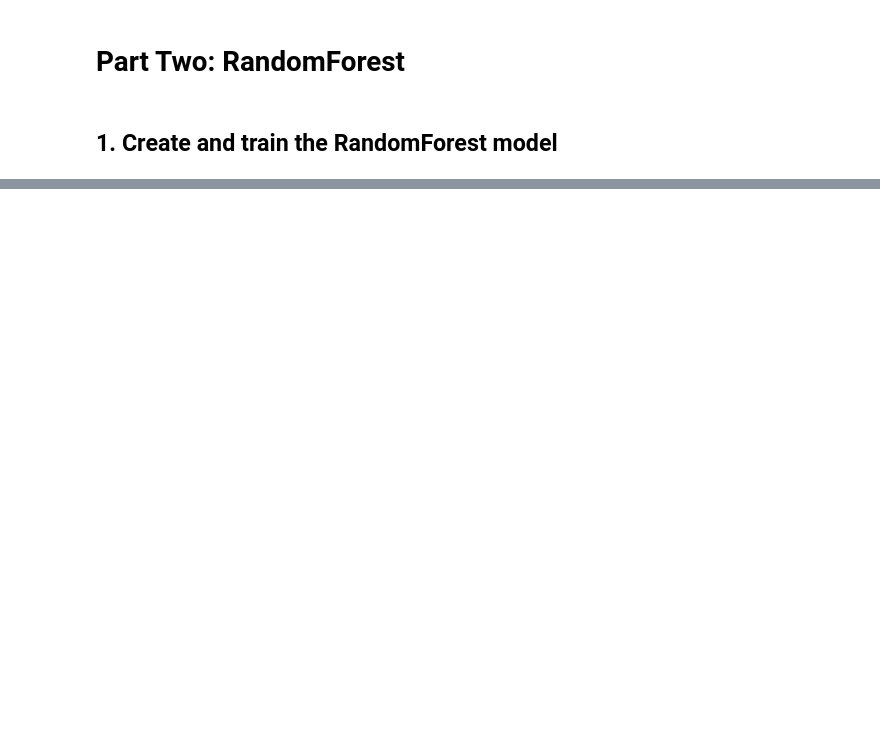
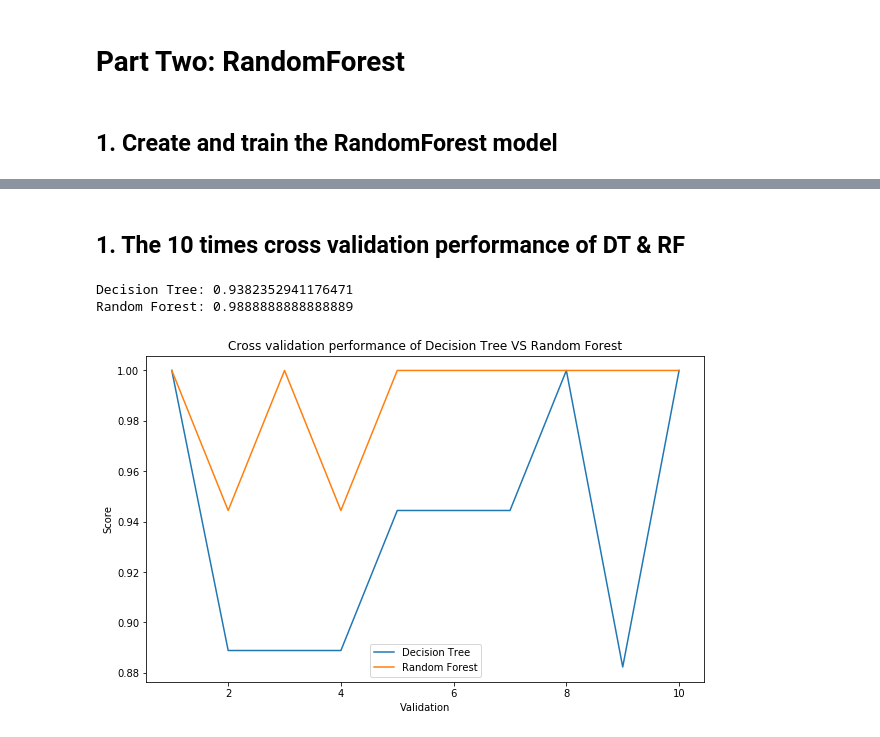
Before and after one commit to xslittlemaggie/Deep-Learning-Machine-Learning-Projects, a Jupyter notebook: Wine_DecisionTree_RandomForest.ipynb, the cells around one changed output, grey strips where cells are left out. Saved outputs shown, nothing was run; the diff lists cells and outputs as text; code cells hidden in the pictures; blank space fills up the shorter version.

```diff
--- a/Wine_DecisionTree_RandomForest.ipynb
+++ b/Wine_DecisionTree_RandomForest.ipynb
@@ -261,0 +325,26 @@ result
+# %% [markdown]
+## 1. The 10 times cross validation performance of DT & RF
+# %%
+# cross validation of Decision Tree
+clf = DecisionTreeClassifier(criterion = "entropy" ,splitter = "random" ,random_state = 30 ,max_depth = 3) # best parameters determined from part one
+clf_s = cross_val_score(clf, wine.data, wine.target, cv = 10)
+
+# cross validation of Random Forest
+rfc = RandomForestClassifier(n_estimators = 14, random_state = 30)  # best best parameters determined from part two
+rfc_s = cross_val_score(rfc, wine.data, wine.target, cv = 10)
+
+print("Decision Tree: {}".format(max(clf_means)))
+print("Random Forest: {}".format(max(rfc_means)))
+
+plt.figure(figsize = (10, 6))
+plt.title("Cross validation performance of Decision Tree VS Random Forest")
+plt.ylabel("Score")
+plt.xlabel("Validation")
+plt.plot(range(1, 11), clf_s, label = "Decision Tree")
+plt.plot(range(1, 11), rfc_s, label = "Random Forest")
+plt.legend()
+plt.show()
+# %% [output]
+Decision Tree: 0.9382352941176471
+Random Forest: 0.9888888888888889
+[figure, added]
```
Also changed, not shown: parts of 51 cells of this notebook.
